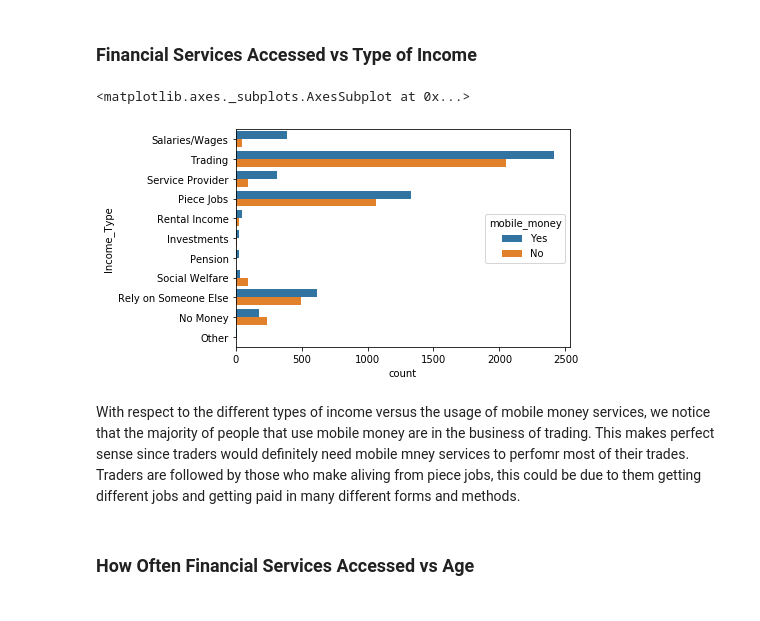
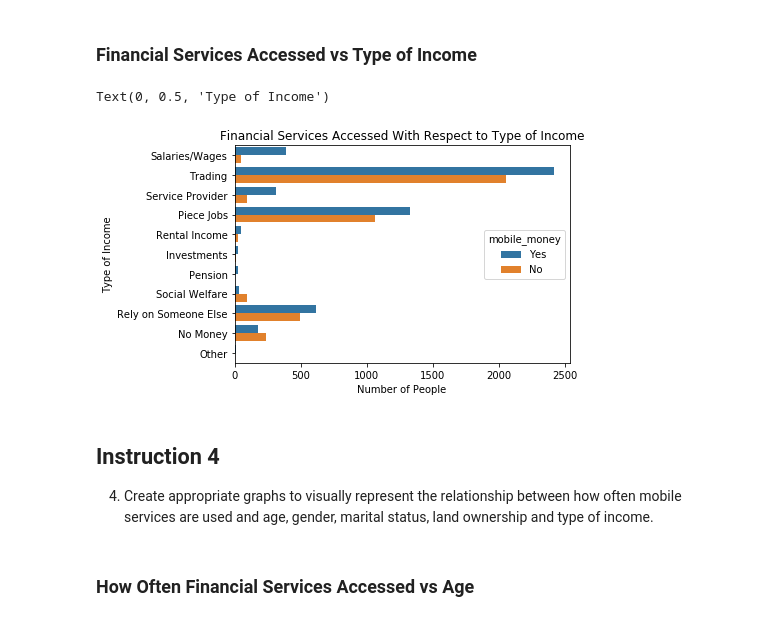
Before and after one commit to PhathuAuti/tanzania-data-viz, a Jupyter notebook: Tanzania Data Viz.ipynb, the cells around one changed output. Cells and saved outputs as stored; diff of their text form; code cells hidden in the pictures.

```diff
--- a/Tanzania Data Viz.ipynb
+++ b/Tanzania Data Viz.ipynb
@@ -146,8 +163,10 @@ mob_money['mobile_money']= ['No' if each==0 else 'Yes' for each in mob_money['mo
 # %%
 incomes = mob_money.loc[:, 'Salaries/Wages':'Other']
 incomes['mobile_money'] = mob_money['mobile_money']
-incomes = pd.melt(incomes, id_vars = ['mobile_money'], var_name='Income_Type')
+incomes['Sent Money(12months)'] = mob_money['Sent Money(12months)']
+incomes['Received Money(12months)'] = mob_money['Received Money(12months)']
+incomes = pd.melt(incomes, id_vars = ['mobile_money', 'Sent Money(12months)', 'Received Money(12months)'], var_name='Income_Type')
 incomes = incomes[incomes['value'] == 1]
 incomes.Income_Type.value_counts()
-#incomes.head()
+incomes.head()
 # %% [output]
@@ -263,11 +282,15 @@ We are trying to find out whether or not people owning land affects their usage
 ### Financial Services Accessed vs Type of Income
 # %%
 sns.countplot(y = incomes.Income_Type, hue = 'mobile_money', data = incomes)
+plt.title('Financial Services Accessed With Respect to Type of Income')
+plt.xlabel('Number of People')
+plt.ylabel('Type of Income')
 # %% [output]
-<matplotlib.axes._subplots.AxesSubplot at 0x...>
+Text(0, 0.5, 'Type of Income')
-[figure, old version]
+[figure, new version]
-# %% [markdown]
-With respect to the different types of income versus the usage of mobile money services, we notice that the majority of people that use mobile money are in the business of trading. This makes perfect sense since traders would definitely need mobile mney services to perfomr most of their trades. Traders are followed by those who make aliving from piece jobs, this could be due to them getting different jobs and getting paid in many different forms and methods.
+# %% [markdown]
+## Instruction 4
+4. Create appropriate graphs to visually represent the relationship between how often mobile services are used and age, gender, marital status, land ownership and type of income.
 # %% [markdown]
 ### How Often Financial Services Accessed vs Age
 # %%
```
Also changed, not shown: parts of 19 cells of this notebook.
